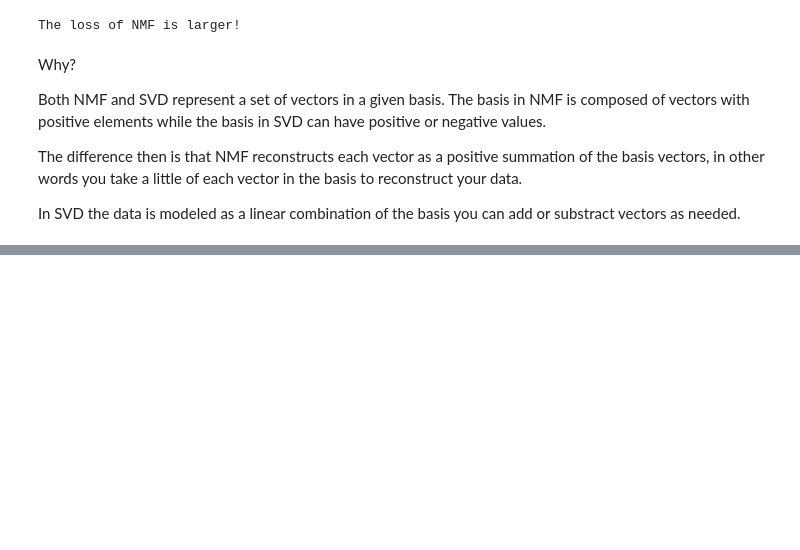
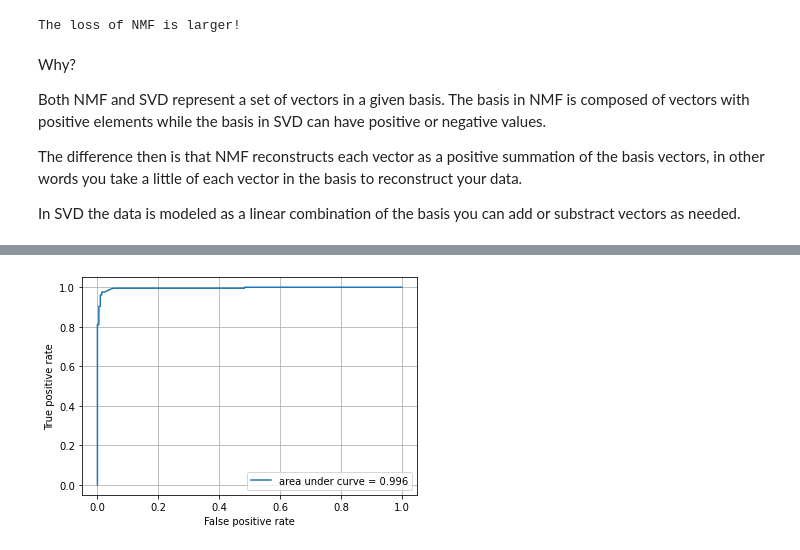
Before and after one commit to zhz03/ECE219_data_mining_project, a Jupyter notebook: Project_1/Project1.ipynb, the cells around one changed output, grey strips where cells are left out. Drawn from its saved outputs; the diff is of its cells as text; code cells hidden in the pictures; blank space fills up the shorter version.

Commit message:
add train svm part

```diff
--- a/Project_1/Project1.ipynb
+++ b/Project_1/Project1.ipynb
@@ -215,7 +199,11 @@ print(X_test_counts.shape)
 from sklearn.feature_extraction.text import TfidfTransformer
 
 tfidf_transformer = TfidfTransformer()
+
 X_train_tfidf = tfidf_transformer.fit_transform(X_train_counts)
 print(X_train_tfidf.shape)
+
+X_test_tfidf = tfidf_transformer.transform(X_test_counts)
+print(X_test_tfidf.shape)
 # %% [output]
 (1657, 10130)
@@ -253,13 +243,16 @@ The explained variance ration:
 This is an array of the variance of the data explained by each of the {k} principal components. This plot tells us that the biggest data variance lands on between 5-10 PC, which is where the peak is.
 # %%
 ## For LSI
-from sklearn.decomposition import TruncatedSVD
+
 SVD_50 = TruncatedSVD(n_components=50, random_state=0)
 X_train_lsi = SVD_50.fit_transform(X_train_tfidf)
+X_test_lsi = SVD_50.transform(X_test_tfidf)
 print(X_train_tfidf.shape)
 print(X_train_lsi.shape)
 # print(SVD_50.explained_variance_ratio_)
 # print(SVD_50.explained_variance_ratio_.cumsum())
+print(X_test_tfidf.shape)
+print(X_test_lsi.shape)
 # %% [output]
 (1657, 10130)
 (1657, 50)
@@ -306,0 +357,10 @@ In SVD the data is modeled as a linear combination of the basis you can add or s
+# %%
+# train linear SVM
+
+from sklearn.svm import SVC
+
+svm_hard = SVC(kernel='linear', C=1000, random_state=42)
+svm_soft = SVC(kernel='linear', C=0.0001, random_state=42)
+
+svm_hard.fit(X_train_lsi, train_label)
+svm_soft.fit(X_train_lsi, train_label)
@@ -306,0 +379,20 @@ In SVD the data is modeled as a linear combination of the basis you can add or s
+# %%
+# plot ROC
+from sklearn import metrics
+
+def plot_ROC(fpr,tpr):
+    fig = plt.figure()
+    roc_auc = metrics.auc(fpr,tpr)
+    plt.plot(fpr,tpr,label="area under curve = %0.3f" %roc_auc)
+    plt.xlabel('False positive rate',fontsize=10)
+    plt.ylabel('True positive rate',fontsize=10)
+    plt.grid()
+    plt.legend()
+    return roc_auc
+# %%
+# plot ROC curve for svm_hard
+score_hard = svm_hard.decision_function(X_test_lsi)
+fpr_hard,tpr_hard,_ = metrics.roc_curve(test_label,score_hard)
+auc_hard = plot_ROC(fpr_hard,tpr_hard)
+# %% [output]
+[figure, added]
```
Also changed, not shown: parts of 15 cells of this notebook.
